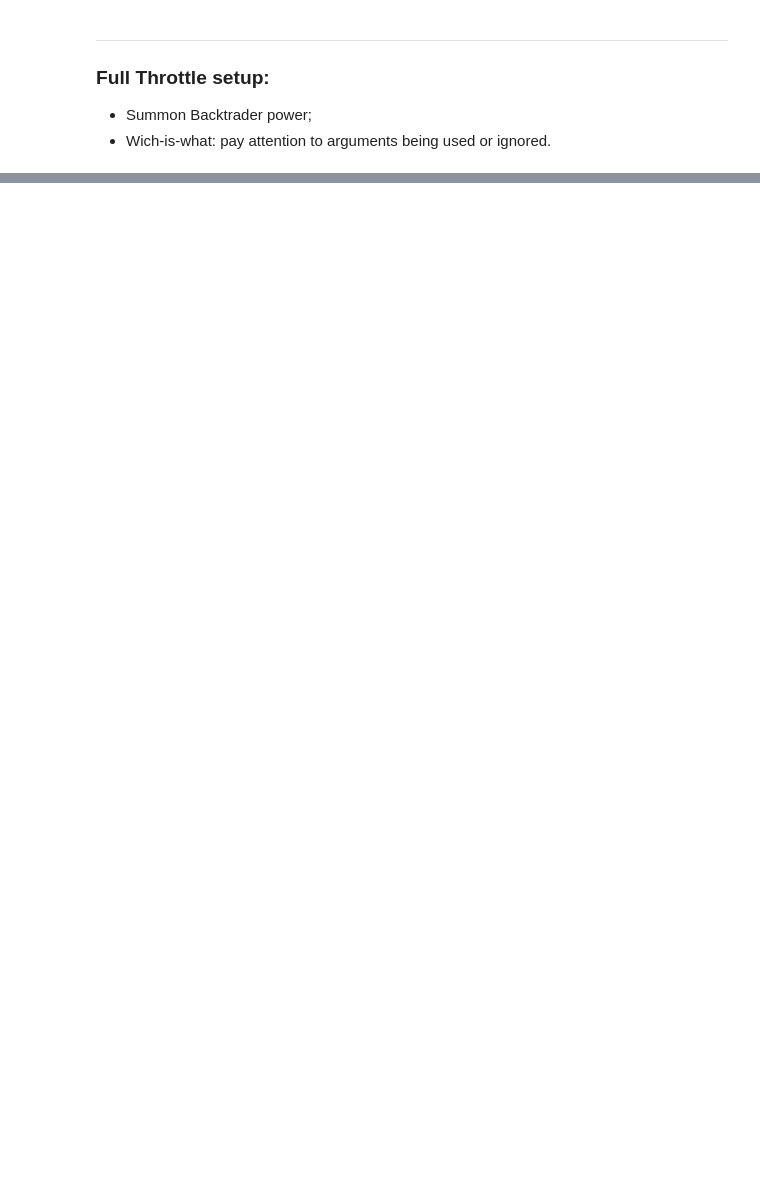
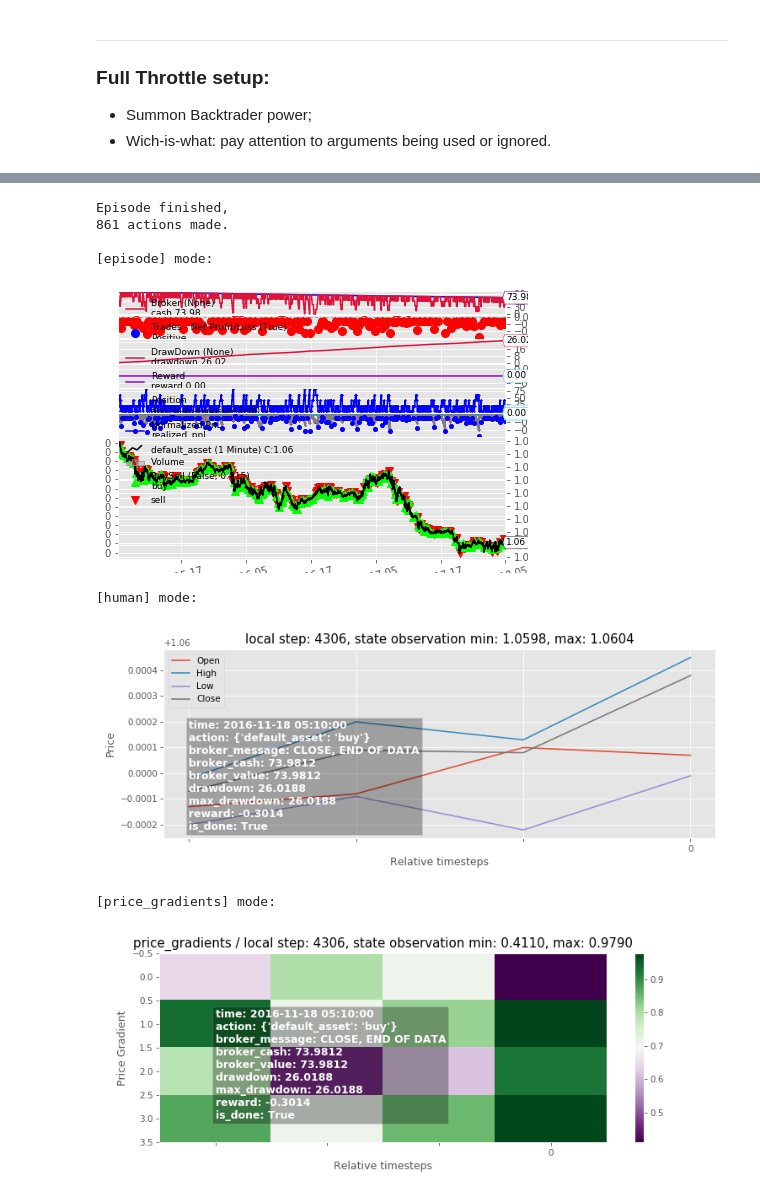
Before and after one commit to carlomigs/btgym, a Jupyter notebook: examples/migs_setting_up_environment_full.ipynb, the cells around one changed output, grey strips where cells are left out. Cells and saved outputs as stored; diff of their text form; code cells hidden in the pictures; blank space fills up the shorter version.

```diff
--- a/examples/migs_setting_up_environment_full.ipynb
+++ b/examples/migs_setting_up_environment_full.ipynb
@@ -396,7 +269,7 @@ import backtrader as bt
 # %%
 # Define dataset:
 MyDataset = BTgymDataset(
-    filename='../examples/data/DAT_ASCII_EURUSD_M1_2016.csv',
+    filename='btgym/examples/data/DAT_ASCII_EURUSD_M1_2016.csv',
     start_weekdays=[0, 1,],
     episode_duration={'days': 2, 'hours': 23, 'minutes': 55},  # episode duration set to about 3 days (2:23:55),
     # leave all other to defaults,
@@ -446,7 +343,17 @@ under_the_hood(env)
 # %%
 env.reset()
-take_some_steps(env, 100)
+take_some_steps(env, 10000)
 render_all_modes(env)
+# %% [output]
+Episode finished,
+861 actions made.
+
+[episode] mode:
+[figure, added]
+[human] mode:
+[figure, added]
+[price_gradients] mode:
+[figure, added]
 # %%
 # Clean up:
 env.close()
```
Also changed, not shown: parts of 15 cells of this notebook.
